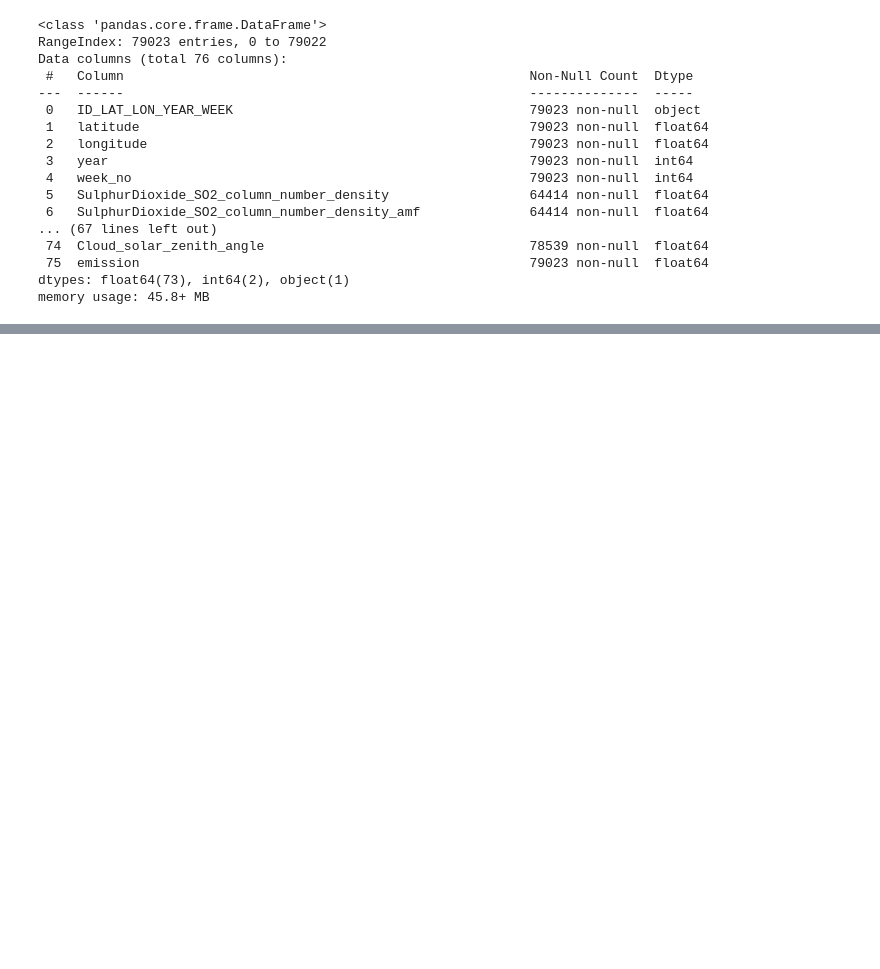
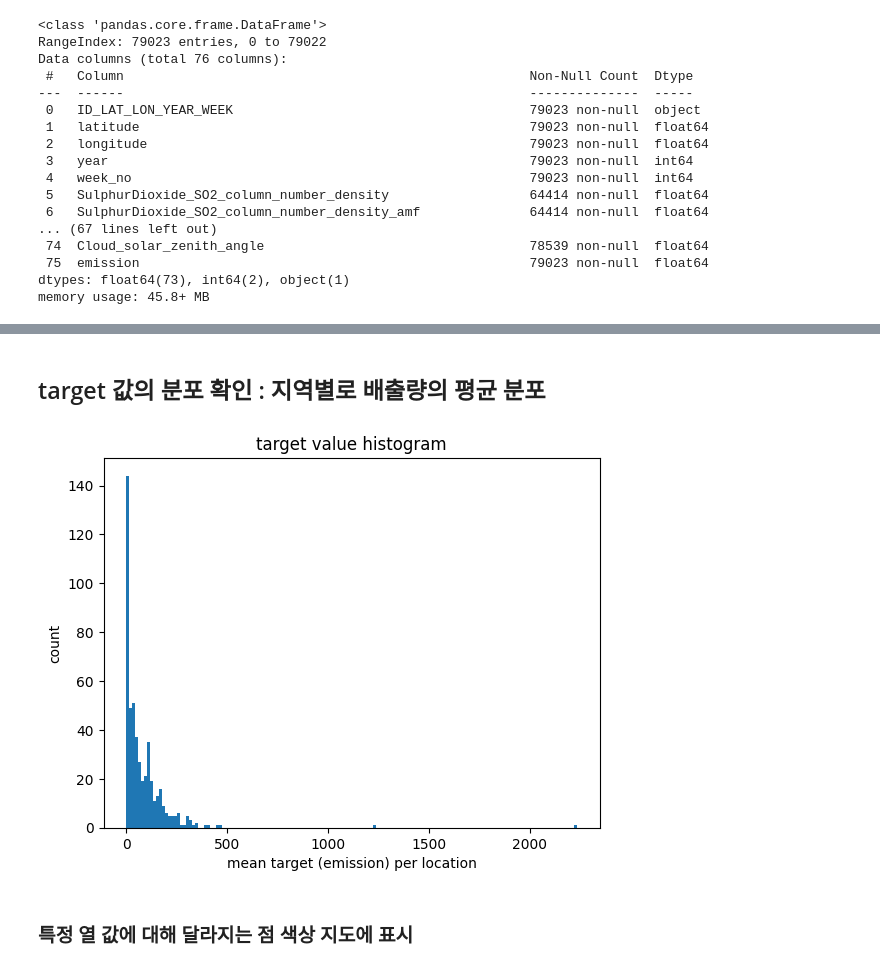
Before and after one commit to linusms/kaggle, a Jupyter notebook: playground-series-s3e20/playground-s3e20 20230922 EDA.ipynb, the cells around one changed output, grey strips where cells are left out. Saved outputs shown, nothing was run; the diff lists cells and outputs as text; code cells hidden in the pictures; blank space fills up the shorter version.

```diff
--- a/playground-series-s3e20/playground-s3e20 20230922 EDA.ipynb
+++ b/playground-series-s3e20/playground-s3e20 20230922 EDA.ipynb
@@ -42,0 +119,13 @@ seaborn.barplot(x=train['year'], y=train['emission'])
+# %%
+import pandas as pd
+import numpy as np
+import os
+import seaborn as sns
+from matplotlib import pyplot as plt
+
+desktop='C:/Users/MINSEOK/Desktop/대학생활/대외활동/kaggle/playground-series-s3e20'
+laptop='C:/Users/최민석/OneDrive - UOS/바탕 화면/대학생활/대외활동/Kaggle/kaggle/playground-series-s3e20'
+
+os.chdir(laptop)
+train=pd.read_csv('train.csv')
+train.head()
@@ -42,0 +175,2 @@ seaborn.barplot(x=train['year'], y=train['emission'])
+# %% [markdown]
+## target 값의 분포 확인 : 지역별로 배출량의 평균 분포
@@ -42,0 +180,10 @@ seaborn.barplot(x=train['year'], y=train['emission'])
+# %%
+plt.hist(train.groupby(['latitude', 'longitude']).emission.mean(), bins=150)
+plt.title('target value histogram')
+plt.xlabel('mean target (emission) per location')
+plt.ylabel('count')
+plt.show()
+# %% [output]
+[figure, added]
+# %% [markdown]
+### 특정 열 값에 대해 달라지는 점 색상 지도에 표시
```
Also changed, not shown: parts of 34 cells of this notebook.
